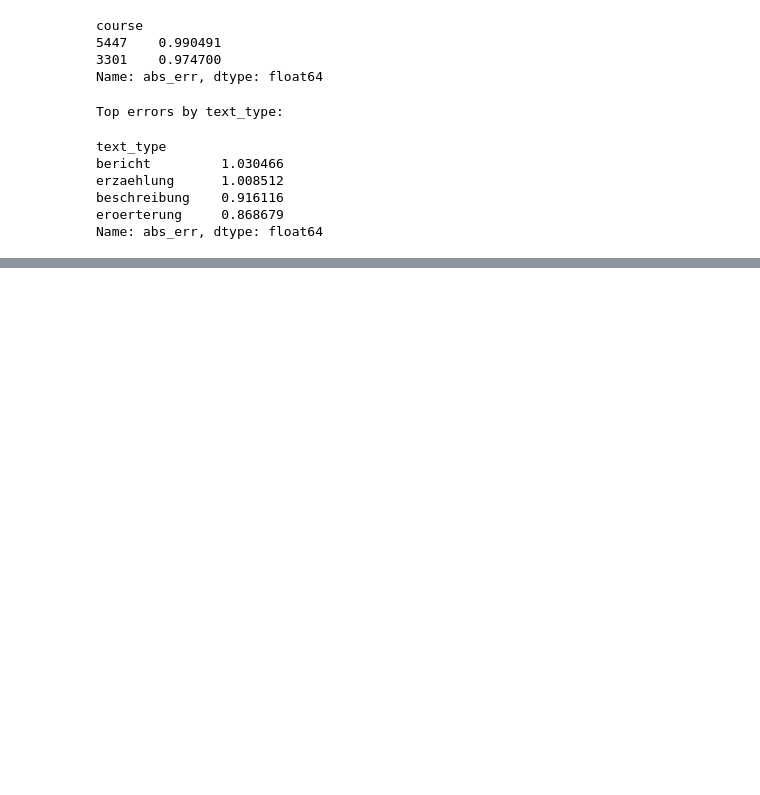
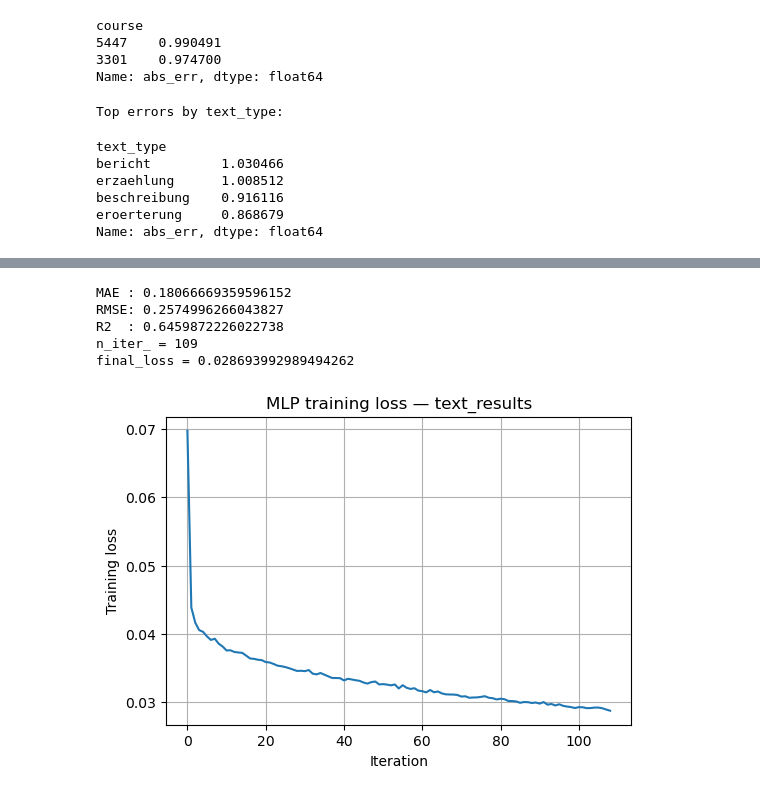
Before and after one commit to Tournedos/MLBD_2026, a Jupyter notebook: m4_louis.ipynb, the cells around one changed output, grey strips where cells are left out. Saved outputs shown, nothing was run; the diff lists cells and outputs as text; code cells hidden in the pictures; blank space fills up the shorter version.

```diff
--- a/m4_louis.ipynb
+++ b/m4_louis.ipynb
@@ -290,0 +396,9 @@ Name: abs_err, dtype: float64
+# %%
+
+# ===== load =====
+text_results = pd.read_csv('{}/text_results.csv'.format(data_dir))
+
+# check colonnes
+print(text_results.shape)
+print(text_results.columns.tolist())
+text_results.head()
@@ -290,0 +414,18 @@ Name: abs_err, dtype: float64
+# %%
+# Preprocessing
+df_text_clean = text_results[[
+    "course_id",
+    "answer",
+    "points",
+    "max_points"
+]].copy()
+
+# drop missing / invalid target rows
+df_text_clean = df_text_clean.dropna(subset=["course_id", "answer", "points", "max_points"]).copy()
+df_text_clean = df_text_clean[df_text_clean["max_points"] > 0].copy()
+
+# normalized target
+df_text_clean["relative_score"] = df_text_clean["points"] / df_text_clean["max_points"]
+
+print(df_text_clean.shape)
+df_text_clean.head()
@@ -290,0 +544,25 @@ Name: abs_err, dtype: float64
+# %%
+mae = mean_absolute_error(y_test, y_pred)
+rmse = np.sqrt(mean_squared_error(y_test, y_pred))
+r2 = r2_score(y_test, y_pred)
+
+print("MAE :", mae)
+print("RMSE:", rmse)
+print("R2  :", r2)
+print("n_iter_ =", mlp_text_model.named_steps["reg"].n_iter_)
+print("final_loss =", mlp_text_model.named_steps["reg"].loss_)
+
+plt.figure(figsize=(6,4))
+plt.plot(mlp_text_model.named_steps["reg"].loss_curve_)
+plt.xlabel("Iteration")
+plt.ylabel("Training loss")
+plt.title("MLP training loss — text_results")
+plt.grid(True)
+plt.show()
+# %% [output]
+MAE : 0.18066669359596152
+RMSE: 0.2574996266043827
+R2  : 0.6459872226022738
+n_iter_ = 109
+final_loss = 0.028693992989494262
+[figure, added]
```
Also changed, not shown: parts of 21 cells of this notebook, 1 other file.
